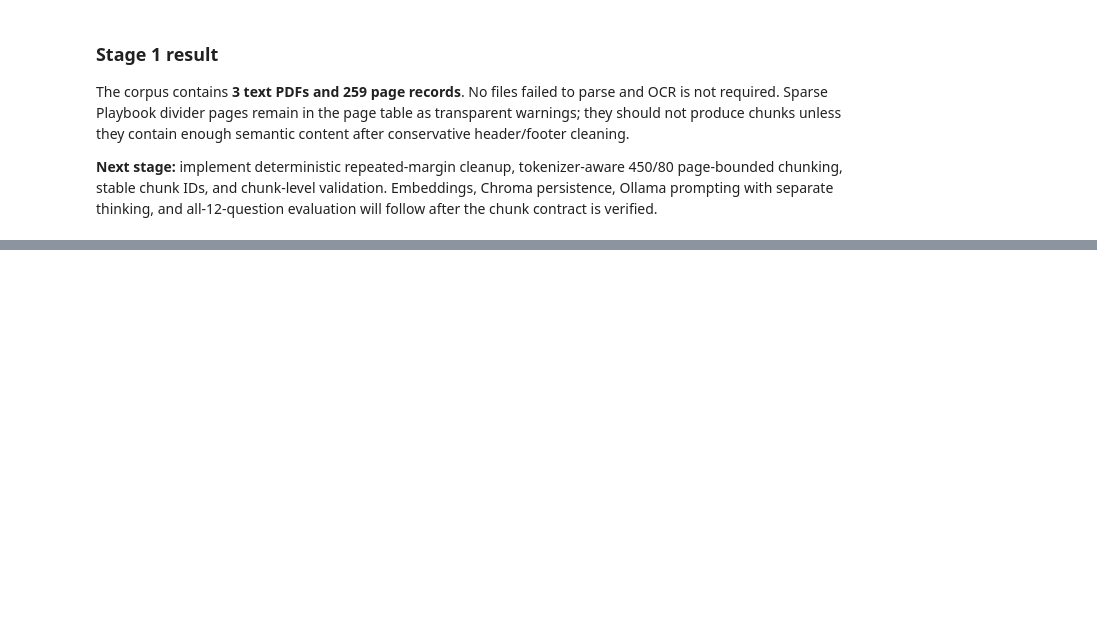
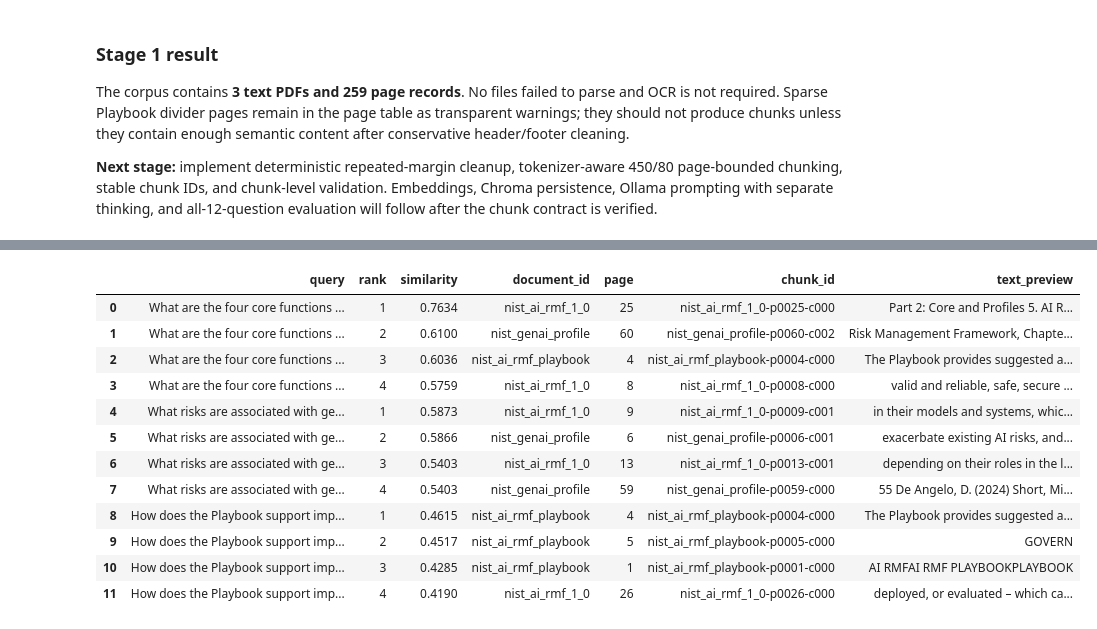
Before and after one commit to Gamal-Asran/RAG-Powered-Document-Assistant, a Jupyter notebook: notebooks/rag_pipeline.ipynb, the cells around one changed output, grey strips where cells are left out. Drawn from its saved outputs; the diff is of its cells as text; code cells hidden in the pictures; blank space fills up the shorter version.

Commit message:
fix notebook , and update the vector embedding to better result with the evalution qestions

```diff
--- a/notebooks/rag_pipeline.ipynb
+++ b/notebooks/rag_pipeline.ipynb
@@ -465,0 +922,72 @@ The corpus contains **3 text PDFs and 259 page records**. No files failed to par
+# %%
+@dataclass(frozen=True, slots=True)
+class RetrievedChunk:
+    chunk_id: str
+    text: str
+    metadata: Mapping[str, str | int | float | bool]
+    distance: float
+    similarity: float
+
+
+def retrieve(question: str, *, model: SentenceTransformer, collection: Any,
+             top_k: int = 4) -> list[RetrievedChunk]:
+    if not isinstance(question, str) or not question.strip():
+        raise ValueError("question must be a non-blank string.")
+    if isinstance(top_k, bool) or not isinstance(top_k, int) or top_k < 1:
+        raise ValueError("top_k must be a positive integer.")
+    if model.device.type != "cpu":
+        raise ValueError("Query embeddings must run on CPU.")
+    if collection_distance_metric(collection) != "cosine":
+        raise ValueError("Retrieval requires a cosine collection.")
+    if len(model.tokenizer.encode(question.strip(), add_special_tokens=True)) > model.max_seq_length:
+        raise ValueError("Question exceeds the embedding model input limit; shorten the question.")
+    count = collection.count()
+    if count == 0:
+        return []
+    query = model.encode([question.strip()], device="cpu", normalize_embeddings=True,
+                         convert_to_numpy=True, show_progress_bar=False).astype(np.float32, copy=False)
+    validate_embeddings(query, 1)
+    response = collection.query(query_embeddings=query, n_results=min(top_k, count),
+                                include=["documents", "metadatas", "distances"])
+    results = []
+    for chunk_id, text, metadata, distance in zip(response["ids"][0], response["documents"][0],
+                                                 response["metadatas"][0], response["distances"][0], strict=True):
+        if not text or not metadata or not math.isfinite(distance):
+            raise ValueError("Incomplete or non-finite retrieval result.")
+        if metadata.get("chunk_id") != chunk_id:
+            raise ValueError("Returned chunk ID and metadata disagree.")
+        results.append(RetrievedChunk(chunk_id, text, metadata, float(distance), 1.0 - float(distance)))
+    return sorted(results, key=lambda item: (-item.similarity, item.chunk_id))
+
+
+smoke_questions = (
+    "What are the four core functions of the AI RMF?",
+    "What risks are associated with generative AI?",
+    "How does the Playbook support implementation of the GOVERN function?",
+)
+smoke_results = {
+    question: retrieve(question, model=embedding_model, collection=collection, top_k=CONFIG.top_k)
+    for question in smoke_questions
+}
+smoke_df = pd.DataFrame([
+    {"query": question, "rank": rank, "similarity": result.similarity,
+     "document_id": result.metadata["document_id"], "page": result.metadata["page"],
+     "chunk_id": result.chunk_id, "text_preview": re.sub(r"\s+", " ", result.text)[:160]}
+    for question, results in smoke_results.items() for rank, result in enumerate(results, start=1)
+])
+with pd.option_context("display.max_colwidth", 160):
+    display(smoke_df.round({"similarity": 4}))
+# %% [output]
+|  | query | rank | similarity | document_id | page | chunk_id | text_preview |
+| 0 | What are the four core functions ... | 1 | 0.7634 | nist_ai_rmf_1_0 | 25 | nist_ai_rmf_1_0-p0025-c000 | Part 2: Core and Profiles 5. AI R... |
+| 1 | What are the four core functions ... | 2 | 0.6100 | nist_genai_profile | 60 | nist_genai_profile-p0060-c002 | Risk Management Framework, Chapte... |
+| 2 | What are the four core functions ... | 3 | 0.6036 | nist_ai_rmf_playbook | 4 | nist_ai_rmf_playbook-p0004-c000 | The Playbook provides suggested a... |
+| 3 | What are the four core functions ... | 4 | 0.5759 | nist_ai_rmf_1_0 | 8 | nist_ai_rmf_1_0-p0008-c000 | valid and reliable, safe, secure ... |
+| 4 | What risks are associated with ge... | 1 | 0.5873 | nist_ai_rmf_1_0 | 9 | nist_ai_rmf_1_0-p0009-c001 | in their models and systems, whic... |
+| 5 | What risks are associated with ge... | 2 | 0.5866 | nist_genai_profile | 6 | nist_genai_profile-p0006-c001 | exacerbate existing AI risks, and... |
+| 6 | What risks are associated with ge... | 3 | 0.5403 | nist_ai_rmf_1_0 | 13 | nist_ai_rmf_1_0-p0013-c001 | depending on their roles in the l... |
+| 7 | What risks are associated with ge... | 4 | 0.5403 | nist_genai_profile | 59 | nist_genai_profile-p0059-c000 | 55 De Angelo, D. (2024) Short, Mi... |
+| 8 | How does the Playbook support imp... | 1 | 0.4615 | nist_ai_rmf_playbook | 4 | nist_ai_rmf_playbook-p0004-c000 | The Playbook provides suggested a... |
+| 9 | How does the Playbook support imp... | 2 | 0.4517 | nist_ai_rmf_playbook | 5 | nist_ai_rmf_playbook-p0005-c000 | GOVERN |
+| 10 | How does the Playbook support imp... | 3 | 0.4285 | nist_ai_rmf_playbook | 1 | nist_ai_rmf_playbook-p0001-c000 | AI RMFAI RMF PLAYBOOKPLAYBOOK |
+| 11 | How does the Playbook support imp... | 4 | 0.4190 | nist_ai_rmf_1_0 | 26 | nist_ai_rmf_1_0-p0026-c000 | deployed, or evaluated – which ca... |
```
Also changed, not shown: parts of 29 cells of this notebook.
